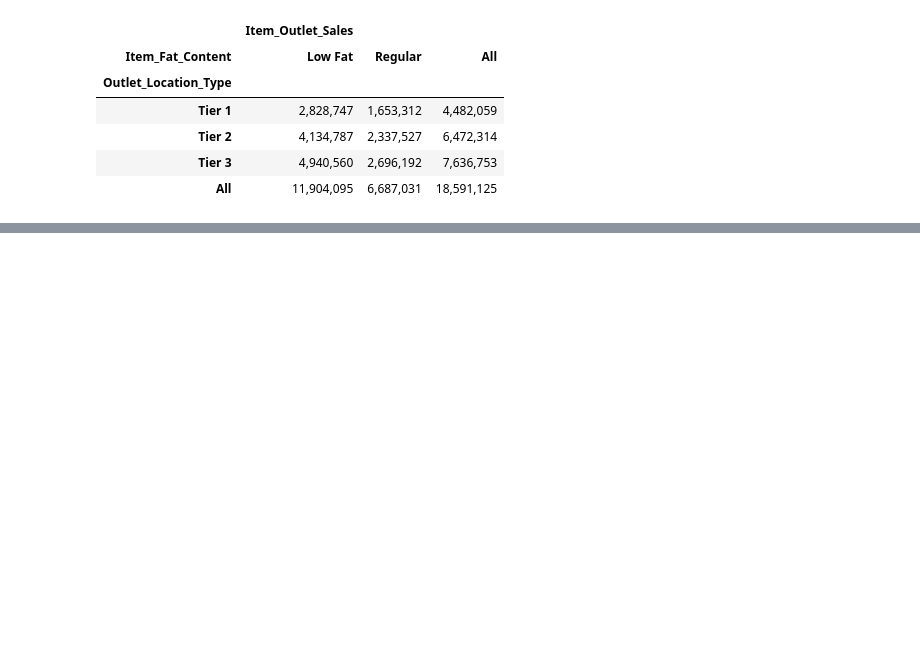
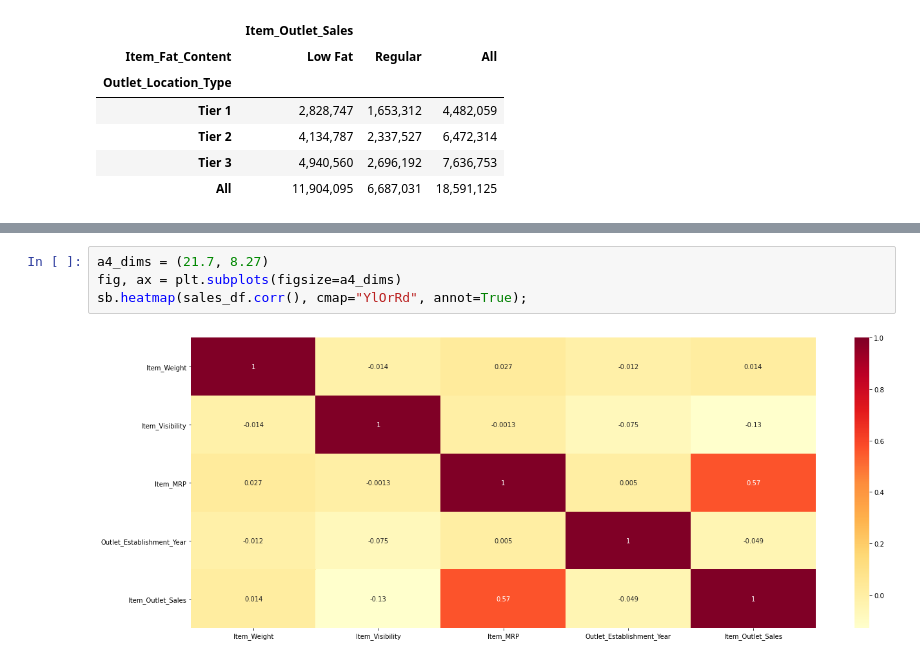
Before and after one commit to valentingracia/codingDojoDC, a Jupyter notebook: salesPredictionProy1.ipynb, the cells around one changed output, grey strips where cells are left out. Saved outputs shown, nothing was run; the diff lists cells and outputs as text; blank space fills up the shorter version.

```diff
--- a/salesPredictionProy1.ipynb
+++ b/salesPredictionProy1.ipynb
@@ -98,0 +112,6 @@ plt.plot()
+# %%
+a4_dims = (21.7, 8.27)
+fig, ax = plt.subplots(figsize=a4_dims)
+sb.heatmap(sales_df.corr(), cmap="YlOrRd", annot=True);
+# %% [output]
+[figure, added]
```
Also changed, not shown: parts of 8 cells of this notebook.
